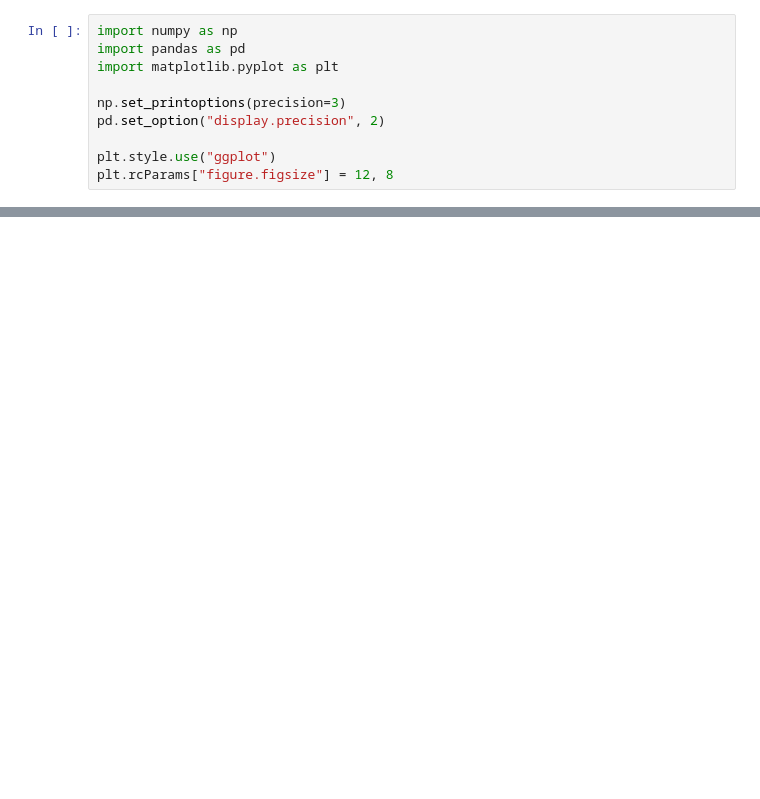
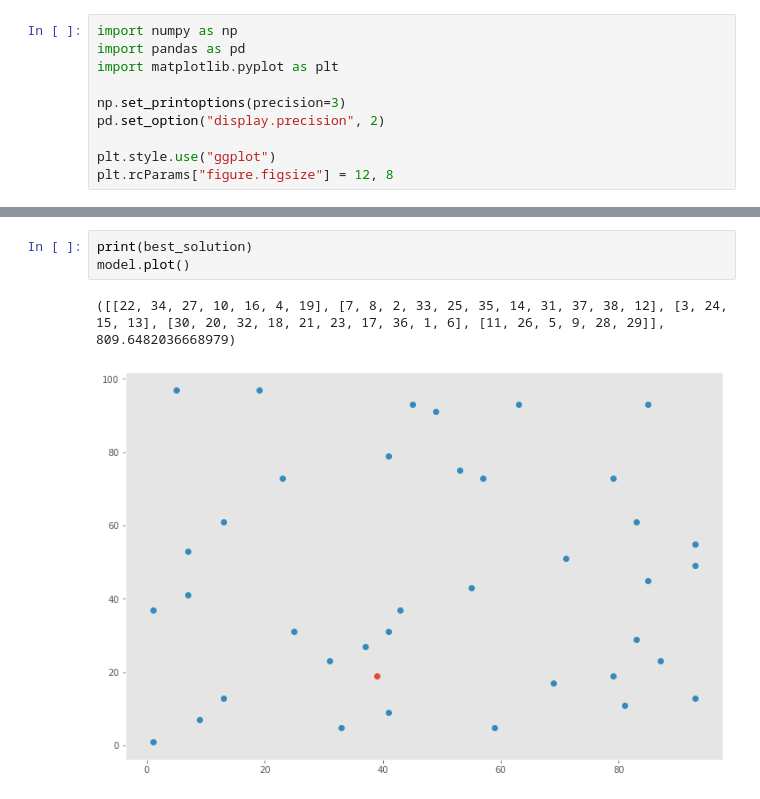
Before and after one commit to Nixuri/AntColony, a Jupyter notebook: code.ipynb, the cells around one changed output, grey strips where cells are left out. Saved outputs shown, nothing was run; the diff lists cells and outputs as text; blank space fills up the shorter version.

```diff
--- a/code.ipynb
+++ b/code.ipynb
@@ -67,3 +150,9 @@ model = Model('data.txt')
+# %%
+print(best_solution)
+model.plot()
+# %% [output]
+([[22, 34, 27, 10, 16, 4, 19], [7, 8, 2, 33, 25, 35, 14, 31, 37, 38, 12], [3, 24, 15, 13], [30, 20, 32, 18, 21, 23, 17, 36, 1, 6], [11, 26, 5, 9, 28, 29]], 809.6482036668979)
+[figure, added]
 # %%
 import math
 import RegExService
```
Also changed, not shown: parts of 3 cells of this notebook, 2 other files.
